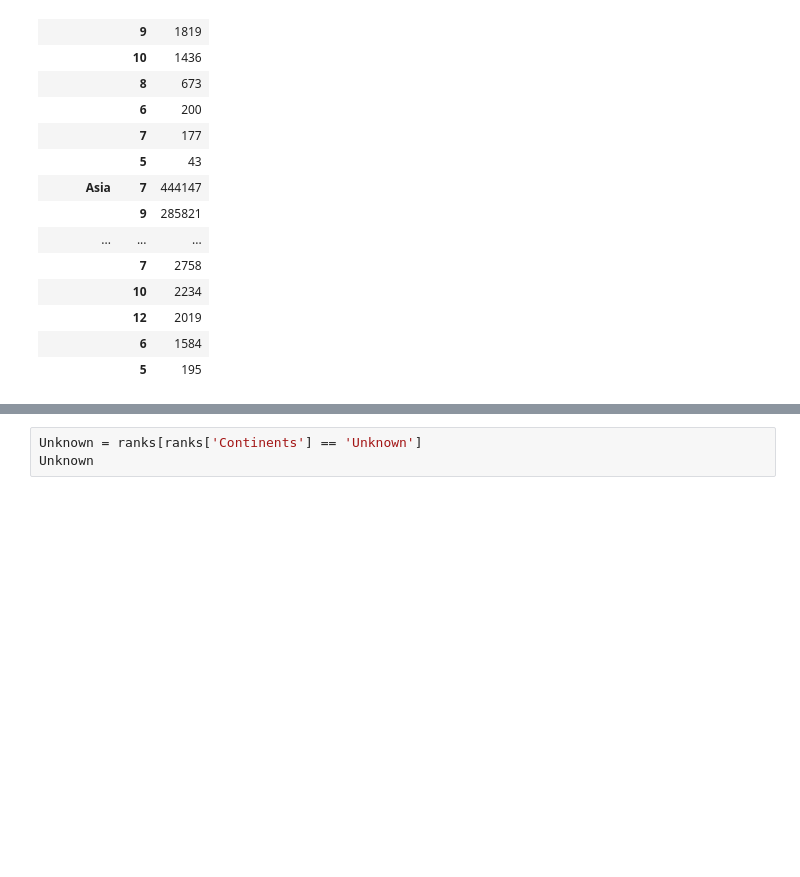
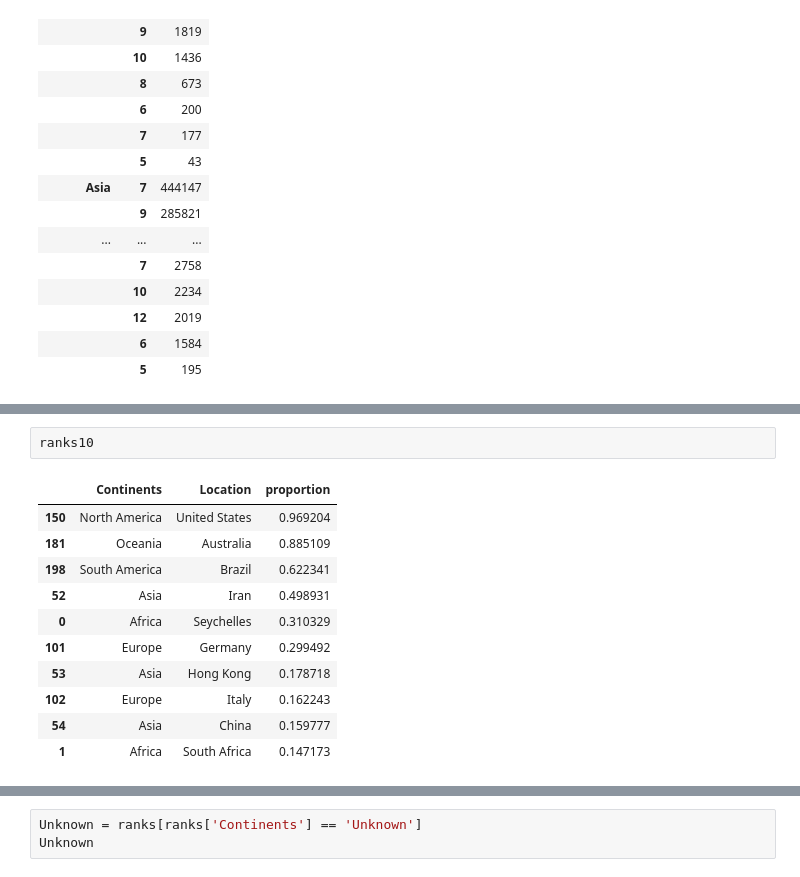
Before and after one commit to Totally-Kyle/The-CyberChase, a Jupyter notebook: Merged.ipynb, the cells around one changed output, grey strips where cells are left out. Drawn from its saved outputs; the diff is of its cells as text; blank space fills up the shorter version.

```diff
--- a/Merged.ipynb
+++ b/Merged.ipynb
@@ -484 +494,15 @@ cont_day
+# %%
+ranks10
+# %% [output]
+|  | Continents | Location | proportion |
+| 150 | North America | United States | 0.969204 |
+| 181 | Oceania | Australia | 0.885109 |
+| 198 | South America | Brazil | 0.622341 |
+| 52 | Asia | Iran | 0.498931 |
+| 0 | Africa | Seychelles | 0.310329 |
+| 101 | Europe | Germany | 0.299492 |
+| 53 | Asia | Hong Kong | 0.178718 |
+| 102 | Europe | Italy | 0.162243 |
+| 54 | Asia | China | 0.159777 |
+| 1 | Africa | South Africa | 0.147173 |
 # %%
```
Also changed, not shown: parts of 6 cells of this notebook, 1 other file.
